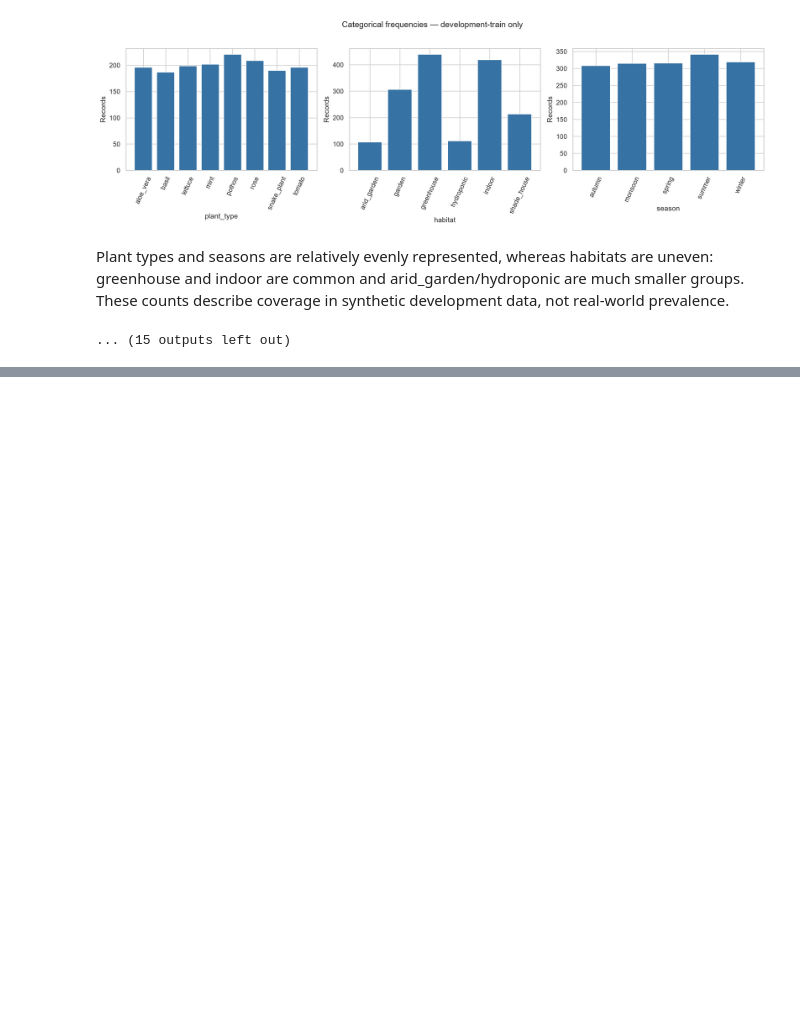
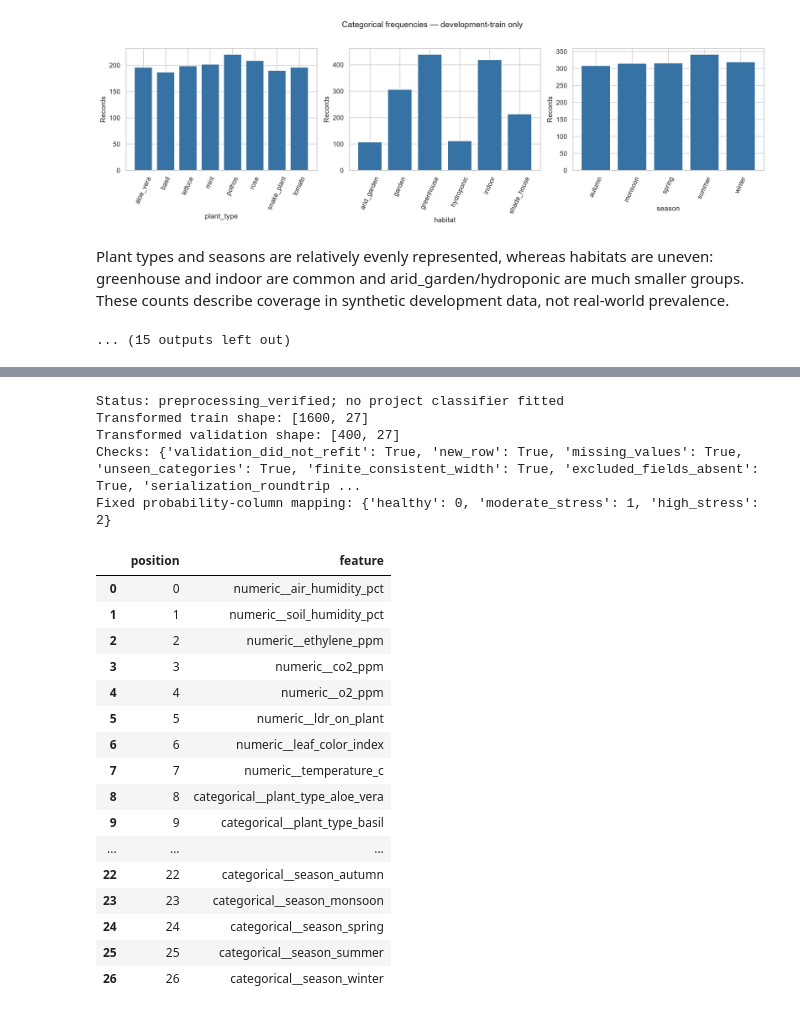
Before and after one commit to jettVanbrocklin/EcoSystem, a Jupyter notebook: notebooks/01_data_audit.ipynb, the cells around one changed output, grey strips where cells are left out. Saved outputs shown, nothing was run; the diff lists cells and outputs as text; code cells hidden in the pictures; blank space fills up the shorter version.

```diff
--- a/notebooks/01_data_audit.ipynb
+++ b/notebooks/01_data_audit.ipynb
@@ -208,0 +213,32 @@ Step 6 will fit imputation, standardization, and encoding inside a reusable pipe
+# %%
+from src.pipeline import verify_preprocessing
+preprocessing = verify_preprocessing()
+print("Status:", preprocessing["status"])
+print("Transformed train shape:", preprocessing["training_shape"])
+print("Transformed validation shape:", preprocessing["validation_shape"])
+print("Checks:", preprocessing["checks"])
+print("Fixed probability-column mapping:", preprocessing["class_to_probability_column"])
+display(pd.DataFrame({"position": range(len(preprocessing["feature_names"])), "feature": preprocessing["feature_names"]}))
+# %% [output]
+Status: preprocessing_verified; no project classifier fitted
+Transformed train shape: [1600, 27]
+Transformed validation shape: [400, 27]
+Checks: {'validation_did_not_refit': True, 'new_row': True, 'missing_values': True, 'unseen_categories': True, 'finite_consistent_width': True, 'excluded_fields_absent': True, 'serialization_roundtrip ...
+Fixed probability-column mapping: {'healthy': 0, 'moderate_stress': 1, 'high_stress': 2}
+|  | position | feature |
+| 0 | 0 | numeric__air_humidity_pct |
+| 1 | 1 | numeric__soil_humidity_pct |
+| 2 | 2 | numeric__ethylene_ppm |
+| 3 | 3 | numeric__co2_ppm |
+| 4 | 4 | numeric__o2_ppm |
+| 5 | 5 | numeric__ldr_on_plant |
+| 6 | 6 | numeric__leaf_color_index |
+| 7 | 7 | numeric__temperature_c |
+| 8 | 8 | categorical__plant_type_aloe_vera |
+| 9 | 9 | categorical__plant_type_basil |
+| ... | ... | ... |
+| 22 | 22 | categorical__season_autumn |
+| 23 | 23 | categorical__season_monsoon |
+| 24 | 24 | categorical__season_spring |
+| 25 | 25 | categorical__season_summer |
+| 26 | 26 | categorical__season_winter |
```
Also changed, not shown: parts of 5 cells of this notebook, 9 other files.
